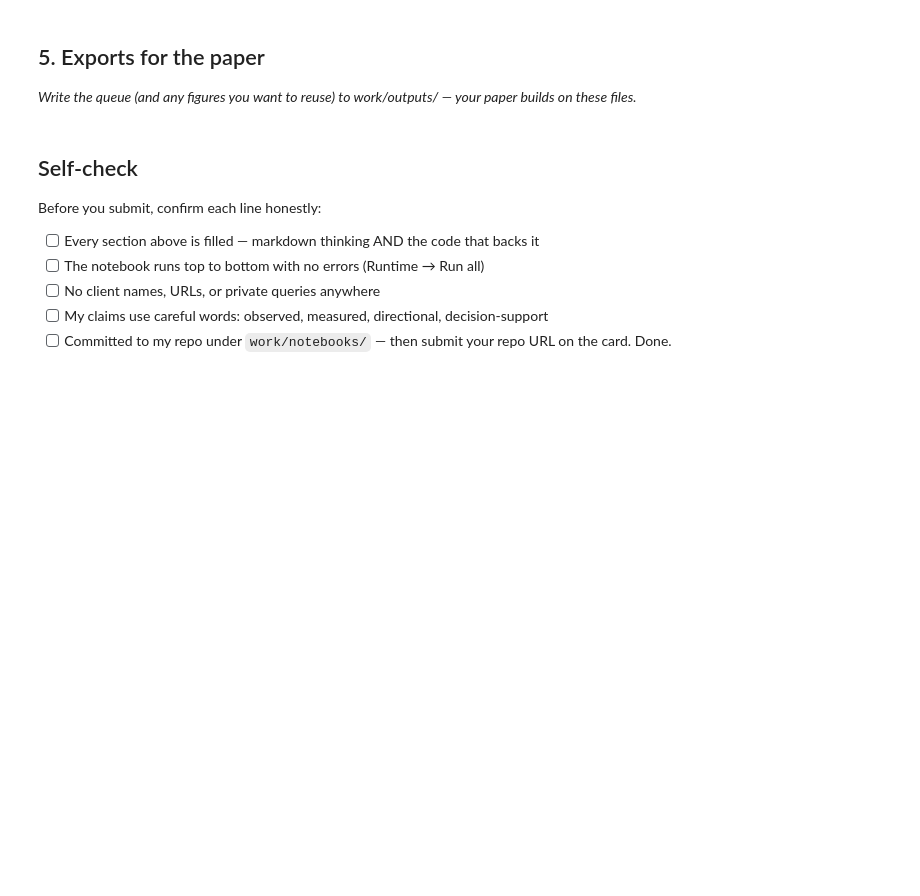
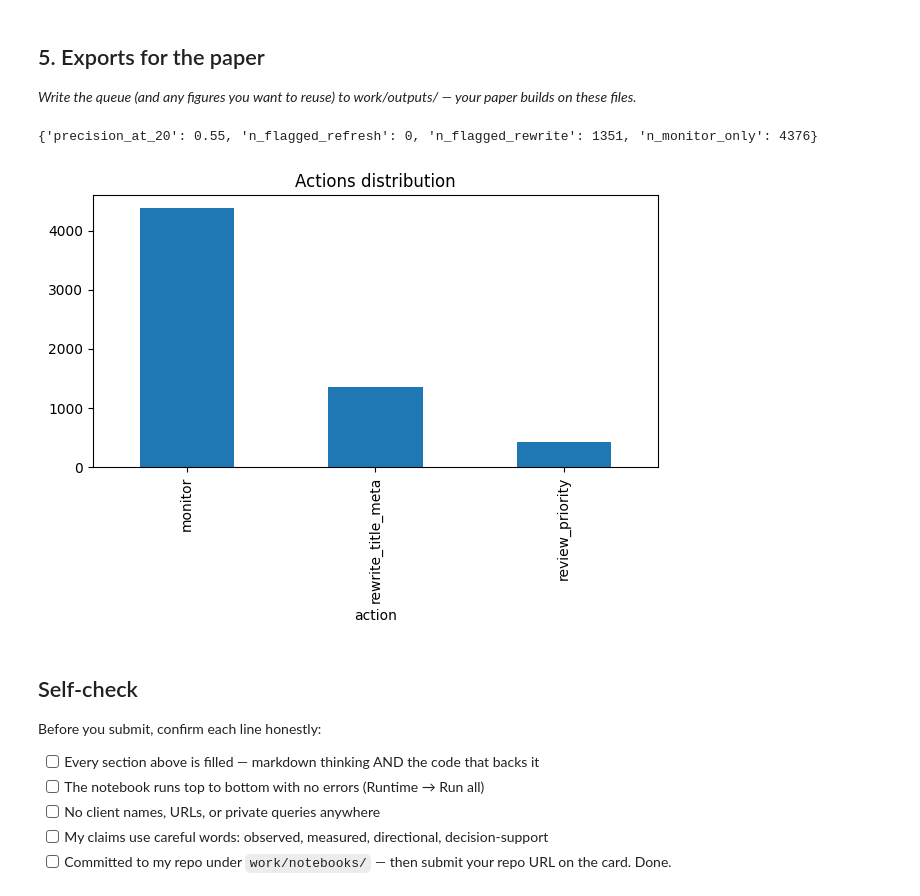
Before and after one commit to mirl0w/Machine-Learning-Intern, a Jupyter notebook: work/notebooks/w07_action_playbook.ipynb, the cells around one changed output. Saved outputs shown, nothing was run; the diff lists cells and outputs as text; code cells hidden in the pictures; blank space fills up the shorter version.

```diff
--- a/work/notebooks/w07_action_playbook.ipynb
+++ b/work/notebooks/w07_action_playbook.ipynb
@@ -10,3 +10,19 @@ This skeleton is yours to fill. Work the sections **in order** — each one has
 ## 1. Ranked actions + reason codes
 
 *The queue: what to do first, and why, in words a human trusts.*
+# %%
+import os, sys, subprocess
+IN_COLAB = "google.colab" in sys.modules
+REPO_URL = "https://github.com/flyrank-bih/flyrank-ml-internship-starter"
+REPO_DIR = "flyrank-ml-internship-starter"
+
+if IN_COLAB:
+    if not os.path.isdir(REPO_DIR):
+        subprocess.run(["git", "clone", "--depth", "1", REPO_URL, REPO_DIR], check=True)
+    os.chdir(REPO_DIR)
+    subprocess.run([sys.executable, "-m", "pip", "install", "-q", "-r", "requirements.txt"], check=True)
+
+import pandas as pd, numpy as np
+df = pd.read_csv("data/raw/content_refresh_anonymized.csv")
+df["is_declining_label"] = df["trend_direction"].str.lower().eq("down").astype(int)
+print(df.shape)
@@ -41,6 +160,33 @@ This skeleton is yours to fill. Work the sections **in order** — each one has
 # %%
 # This cell is for CODE (numbers, a query, a check).
 # Write your text answer in the cell ABOVE this one — typing sentences here breaks Run All.
+# %%
+os.makedirs("work/outputs", exist_ok=True)
+os.makedirs("work/figures", exist_ok=True)
+
+queue[["content_id","model_score","reason_code","action"]].to_csv(
+    "work/outputs/action_playbook_queue.csv", index=False)
+
+import json
+metrics = {
+    "precision_at_20": float((queue["is_declining_label"].values[:20]).mean())
+        if "is_declining_label" in queue.columns else None,
+    "n_flagged_refresh": int((queue["action"]=="refresh_content").sum()),
+    "n_flagged_rewrite": int((queue["action"]=="rewrite_title_meta").sum()),
+    "n_monitor_only": int((queue["action"]=="monitor").sum()),
+}
+with open("work/outputs/playbook_metrics.json", "w") as f:
+    json.dump(metrics, f, indent=2)
+print(metrics)
+
+import matplotlib.pyplot as plt
+queue["action"].value_counts().plot(kind="bar", title="Actions distribution")
+plt.tight_layout()
+plt.savefig("work/figures/action_distribution.png")
+plt.show()
+# %% [output]
+{'precision_at_20': 0.55, 'n_flagged_refresh': 0, 'n_flagged_rewrite': 1351, 'n_monitor_only': 4376}
+[figure, added]
 # %% [markdown]
 ## Self-check
 
```
Also changed, not shown: parts of 6 cells of this notebook.
